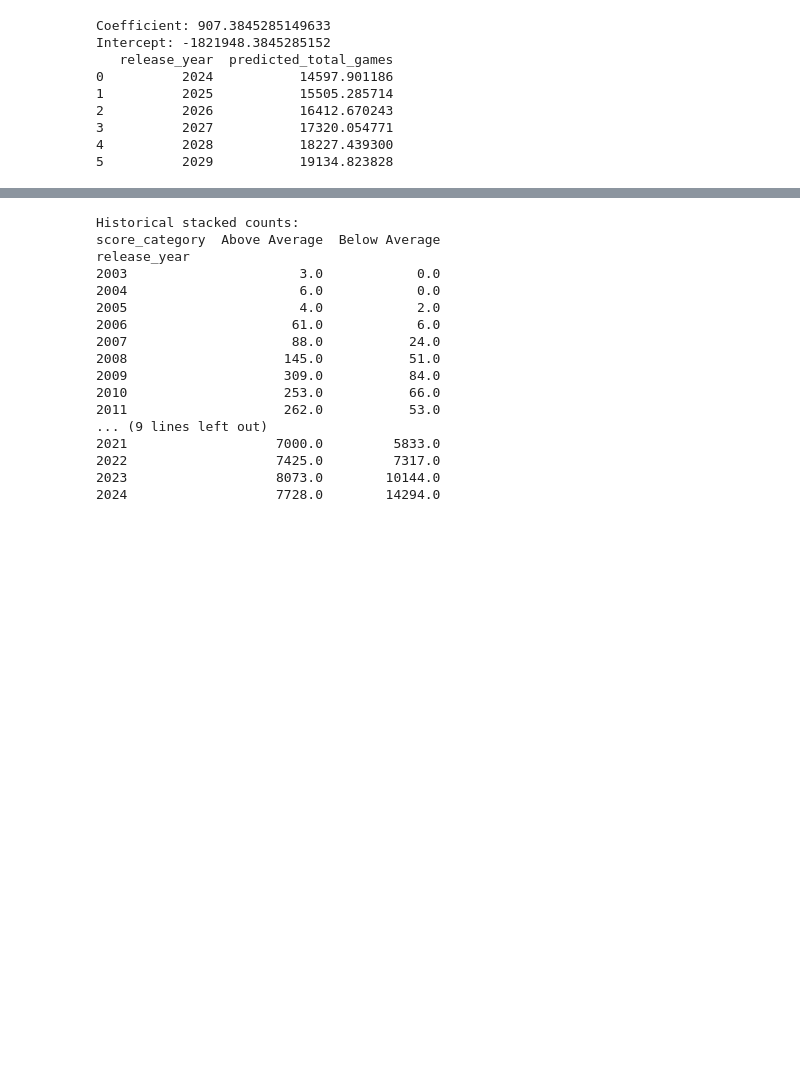
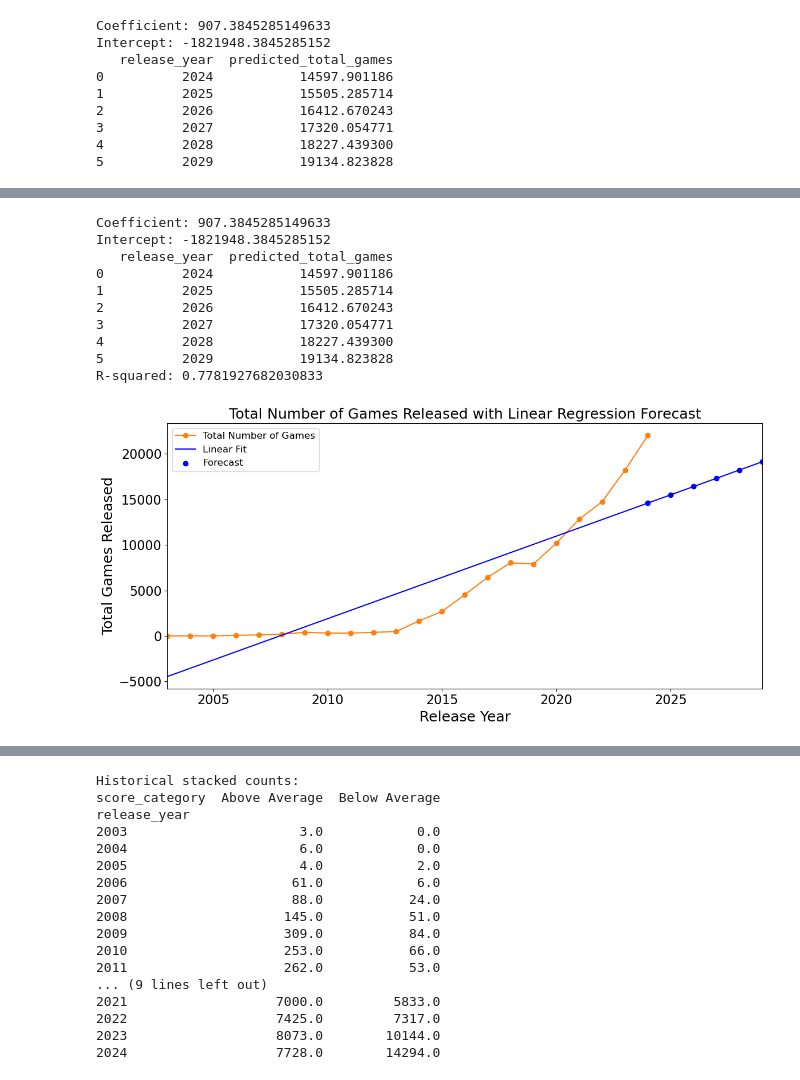
Before and after one commit to KianBahia/Steam-Data-Science-Report, a Jupyter notebook: attempt2.ipynb, the cells around one changed output, grey strips where cells are left out. Saved outputs shown, nothing was run; the diff lists cells and outputs as text; code cells hidden in the pictures; blank space fills up the shorter version.

```diff
--- a/attempt2.ipynb
+++ b/attempt2.ipynb
@@ -310,3 +307,71 @@ plt.show()
+# %%
+# Assume 'total_games' DataFrame is already loaded from your data source
+# and has 'release_year' and 'total_games' columns
+
+# Filter historical data for release years from 2003 onward
+total_games_2003 = total_games[total_games['release_year'] >= 2003].copy()
+
+# Prepare the feature and target arrays using the filtered data
+X = total_games_2003['release_year'].values.reshape(-1, 1)  # Independent variable: release year
+y = total_games_2003['total_games'].values                 # Dependent variable: total games
+
+# Fit the linear regression model on data from 2003 onward
+lin_reg = LinearRegression().fit(X, y)
+print("Coefficient:", lin_reg.coef_[0])
+print("Intercept:", lin_reg.intercept_)
+
+# Predict for future years, e.g., 2024 to 2029
+future_years = np.array([2024, 2025, 2026, 2027, 2028, 2029]).reshape(-1, 1)
+future_predictions = lin_reg.predict(future_years)
+forecast_df = pd.DataFrame({'release_year': future_years.flatten(), 'predicted_total_games': future_predictions})
+print(forecast_df)
+
+# Combine historical years (from 2003 onward) with future years
+all_years = np.concatenate([total_games_2003['release_year'].values, future_years.flatten()])
+all_years = np.sort(all_years)
+
+# Predict for the extended range of years
+all_predictions = lin_reg.predict(all_years.reshape(-1, 1))
+
+# Calculate R-squared
+y_predicted = lin_reg.predict(X)  # Use the *training* data for R-squared calculation
+r2 = r2_score(y, y_predicted)
+print("R-squared:", r2)
+
+# Plot the historical data and extended regression line with forecasts
+plt.figure(figsize=(12, 6))
+
+# Plot the total number of games line (historical data)
+plt.plot(total_games['release_year'], total_games['total_games'], marker='o', color='#ff7f0f', label="Total Number of Games")
+
+# Plot the regression line and forecast
+plt.plot(all_years, all_predictions, color='blue', label='Linear Fit')
+plt.scatter(forecast_df['release_year'], forecast_df['predicted_total_games'], marker='o', color='blue', label='Forecast')
+
+plt.xlabel('Release Year', fontsize=18)
+plt.ylabel('Total Games Released', fontsize=18)
+plt.title('Total Number of Games Released with Linear Regression Forecast', fontsize=18)
+plt.xlim(2003, 2029)
+plt.legend(fontsize=12)
+
+# Increase font sizes for tick labels
+plt.tick_params(axis='both', which='major', labelsize=16)
+
+plt.tight_layout()
+plt.savefig('regression.pdf', format='pdf', bbox_inches='tight')
+plt.show()
+# %% [output]
+Coefficient: 907.3845285149633
+Intercept: -1821948.3845285152
+   release_year  predicted_total_games
+0          2024           14597.901186
+1          2025           15505.285714
+2          2026           16412.670243
+3          2027           17320.054771
+4          2028           18227.439300
+5          2029           19134.823828
+R-squared: 0.7781927682030833
+[figure, added]
 # %%
 # --- Step 1: Filter Data from 2003 Onwards and Aggregate ---
 total_games_2003 = total_games[total_games['release_year'] >= 2003].copy()
```
Also changed, not shown: parts of 12 cells of this notebook, 6 other files.
